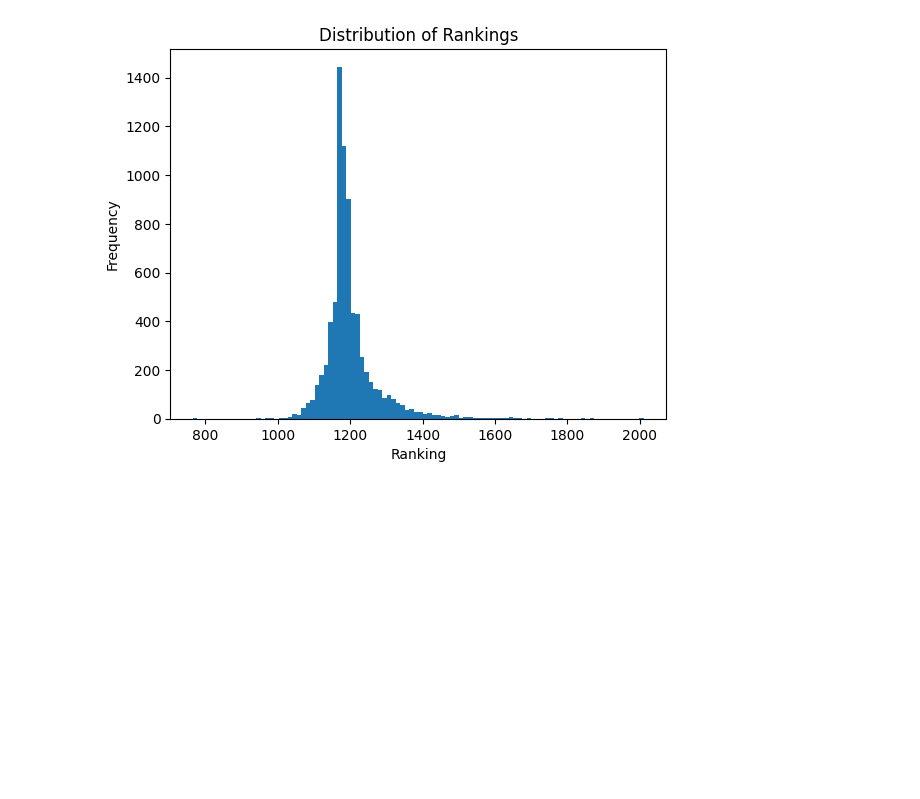
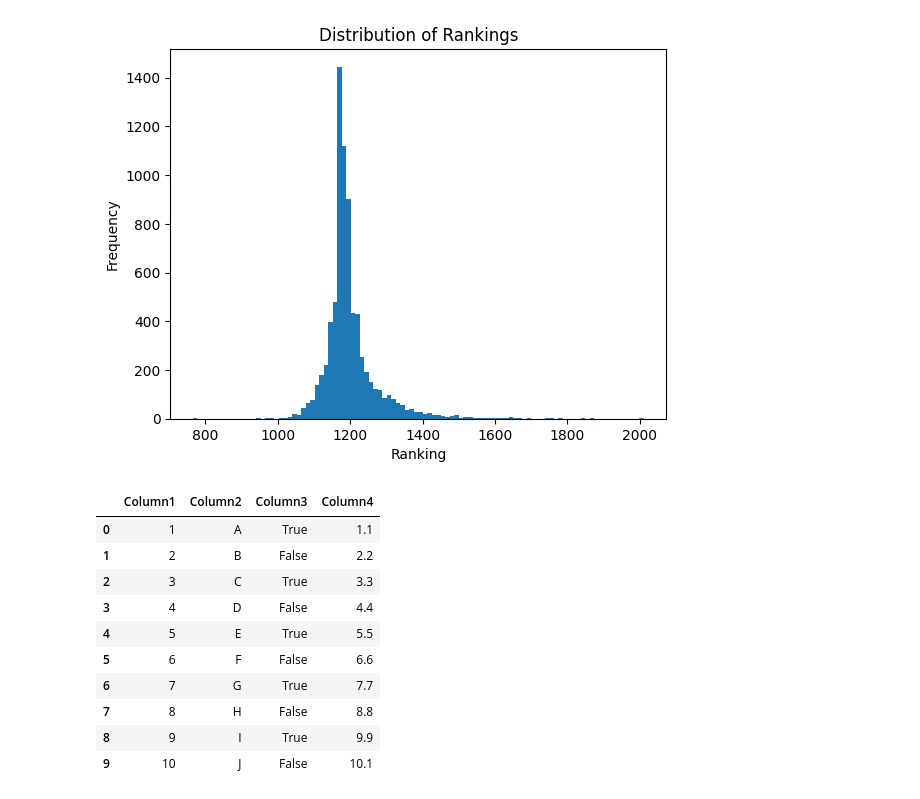
Before and after one commit to GerardFrigola/tfg-elo-rating-main, a Jupyter notebook: test.ipynb, the cells around one changed output. Cells and saved outputs as stored; diff of their text form; code cells hidden in the pictures; blank space fills up the shorter version.

```diff
--- a/test.ipynb
+++ b/test.ipynb
@@ -392,3 +392,27 @@ plt.show()
 [figure]
 # %%
 save_ranking(all_tours, 'atp')
+# %%
+import pandas as pd
+
+data = {
+    'Column1': [1, 2, 3, 4, 5, 6, 7, 8, 9, 10],
+    'Column2': ['A', 'B', 'C', 'D', 'E', 'F', 'G', 'H', 'I', 'J'],
+    'Column3': [True, False, True, False, True, False, True, False, True, False],
+    'Column4': [1.1, 2.2, 3.3, 4.4, 5.5, 6.6, 7.7, 8.8, 9.9, 10.10]
+}
+
+df = pd.DataFrame(data)
+df
+# %% [output]
+|  | Column1 | Column2 | Column3 | Column4 |
+| 0 | 1 | A | True | 1.1 |
+| 1 | 2 | B | False | 2.2 |
+| 2 | 3 | C | True | 3.3 |
+| 3 | 4 | D | False | 4.4 |
+| 4 | 5 | E | True | 5.5 |
+| 5 | 6 | F | False | 6.6 |
+| 6 | 7 | G | True | 7.7 |
+| 7 | 8 | H | False | 8.8 |
+| 8 | 9 | I | True | 9.9 |
+| 9 | 10 | J | False | 10.1 |
```
Also changed, not shown: parts of 2 cells of this notebook, 7 other files.
